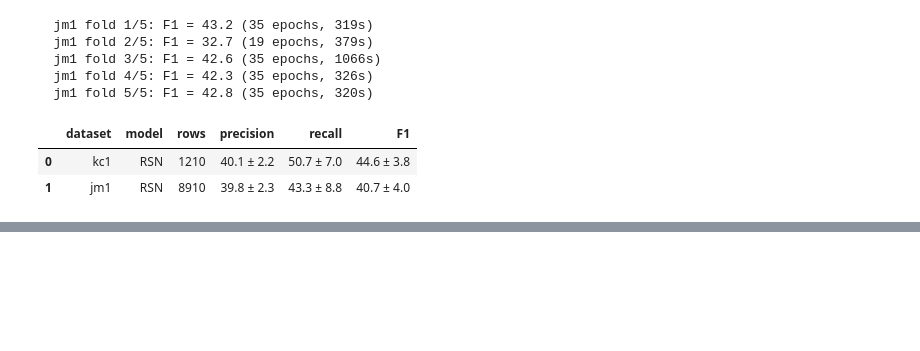
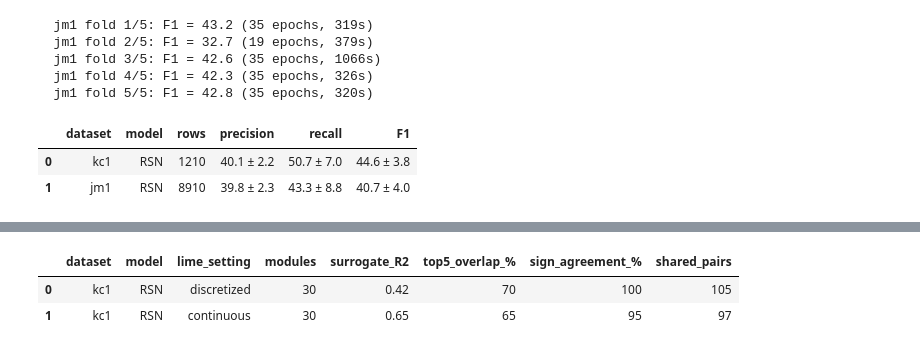
Before and after one commit to sriliptamishra/explainable-software-defect-prediction, a Jupyter notebook: notebooks/01_data_exploration.ipynb, the cells around one changed output, grey strips where cells are left out. Saved outputs shown, nothing was run; the diff lists cells and outputs as text; code cells hidden in the pictures; blank space fills up the shorter version.

Commit message:
Add SHAP/LIME analysis on RSN (KC1)

```diff
--- a/notebooks/01_data_exploration.ipynb
+++ b/notebooks/01_data_exploration.ipynb
@@ -649,3 +649,82 @@ rsn_df
 |  | dataset | model | rows | precision | recall | F1 |
 | 0 | kc1 | RSN | 1210 | 40.1 ± 2.2 | 50.7 ± 7.0 | 44.6 ± 3.8 |
 | 1 | jm1 | RSN | 8910 | 39.8 ± 2.3 | 43.3 ± 8.8 | 40.7 ± 4.0 |
+# %%
+import numpy as np, pandas as pd, torch, shap, time
+from lime.lime_tabular import LimeTabularExplainer
+from sklearn.model_selection import train_test_split
+from sklearn.impute import SimpleImputer
+from sklearn.preprocessing import MinMaxScaler
+from sklearn.metrics import f1_score
+from imblearn.over_sampling import SMOTE
+
+def pos_class(sv):
+    if isinstance(sv, list): return sv[1]
+    if sv.ndim == 3: return sv[:, :, 1]
+    return sv
+
+t0, name, seed = time.time(), "kc1", 42
+
+# 1. Data, 80/20 split, preprocessing (fit sirf train pe), SMOTE sirf train pe
+df = data[name].drop_duplicates()
+X, y = df.drop(columns="defects"), df["defects"].astype(int)
+feats = X.columns.tolist()
+X_tr, X_te, y_tr, y_te = train_test_split(X, y, test_size=0.2, stratify=y, random_state=seed)
+imp = SimpleImputer(strategy="median").fit(X_tr)
+sc = MinMaxScaler().fit(imp.transform(X_tr))
+Xtr, Xte = sc.transform(imp.transform(X_tr)), sc.transform(imp.transform(X_te))
+Xi, Xv, yi, yv = train_test_split(Xtr, y_tr.values, test_size=0.1, stratify=y_tr.values, random_state=seed)
+Xs, ys = SMOTE(random_state=seed).fit_resample(Xi, yi)
+
+# 2. RSN train
+model, n_ep = train_rsn(Xs, ys, Xv, yv, seed)
+
+def f_proba(A):                       # (n, 21) -> P(defective)
+    with torch.no_grad():
+        return torch.softmax(model(torch.tensor(to_grid(np.asarray(A)))), dim=1)[:, 1].numpy()
+
+def f_proba2(A):                      # LIME ko (n, 2) chahiye
+    p = f_proba(A)
+    return np.column_stack([1 - p, p])
+
+pred = (f_proba(Xte) >= 0.5).astype(int)
+print(f"RSN test F1 (defective) = {f1_score(y_te, pred):.3f} | epochs = {n_ep} | {time.time() - t0:.0f}s")
+
+# 3. SHAP global (KernelExplainer, 100 random test rows)
+ke = shap.KernelExplainer(f_proba, shap.kmeans(Xtr, 25))
+sub = np.random.RandomState(seed).choice(len(Xte), size=min(100, len(Xte)), replace=False)
+sv_sub = pos_class(ke.shap_values(Xte[sub], nsamples=500, silent=True))
+top10 = pd.Series(np.abs(sv_sub).mean(axis=0), index=feats).sort_values(ascending=False).head(10)
+print("\nRSN: top 10 features (mean |SHAP|):")
+print(top10.round(4))
+rf_top5 = {"total_Opnd", "uniq_Opnd", "lOBlank", "l", "d"}       # RF ke KC1 wale top-5 (pehle ka output)
+print("Overlap with RF top-5:", sorted(set(top10.index[:5]) & rf_top5))
+
+# 4. SHAP vs LIME agreement (30 predicted-defective test modules)
+idxs = np.where(f_proba(Xte) >= 0.5)[0][:30]
+shap_pos = pos_class(ke.shap_values(Xte[idxs], nsamples=500, silent=True))
+rows = []
+for cname, discretize in [("discretized", True), ("continuous", False)]:
+    lime_exp = LimeTabularExplainer(Xtr, feature_names=feats, class_names=["non-defective", "defective"],
+                                    mode="classification", discretize_continuous=discretize, random_state=seed)
+    r2s, ovs, signs = [], [], []
+    for r, i in enumerate(idxs):
+        e = lime_exp.explain_instance(Xte[i], f_proba2, num_features=5, num_samples=1000)
+        s = e.score
+        r2s.append(s[1] if isinstance(s, dict) else s)
+        w = dict(e.as_map()[1])
+        top = set(np.argsort(-np.abs(shap_pos[r]))[:5])
+        common = top & set(w)
+        ovs.append(len(common) / 5)
+        signs += [np.sign(shap_pos[r][f]) == np.sign(w[f]) for f in common]
+    rows.append({"dataset": name, "model": "RSN", "lime_setting": cname, "modules": len(idxs),
+                 "surrogate_R2": round(float(np.mean(r2s)), 2),
+                 "top5_overlap_%": round(100 * float(np.mean(ovs))),
+                 "sign_agreement_%": round(100 * float(np.mean(signs))) if signs else None,
+                 "shared_pairs": len(signs)})
+
+agreement_rsn = pd.DataFrame(rows)
+agreement_rsn.to_csv("../results/shap_lime_agreement_rsn.csv", index=False)
+print(f"\nDone in {time.time() - t0:.0f}s")
+agreement_rsn
+# %% [output]
@@ -651,0 +748,3 @@ rsn_df
+|  | dataset | model | lime_setting | modules | surrogate_R2 | top5_overlap_% | sign_agreement_% | shared_pairs |
+| 0 | kc1 | RSN | discretized | 30 | 0.42 | 70 | 100 | 105 |
+| 1 | kc1 | RSN | continuous | 30 | 0.65 | 65 | 95 | 97 |
```
Also changed, not shown: parts of 1 cell of this notebook, 1 other file.
